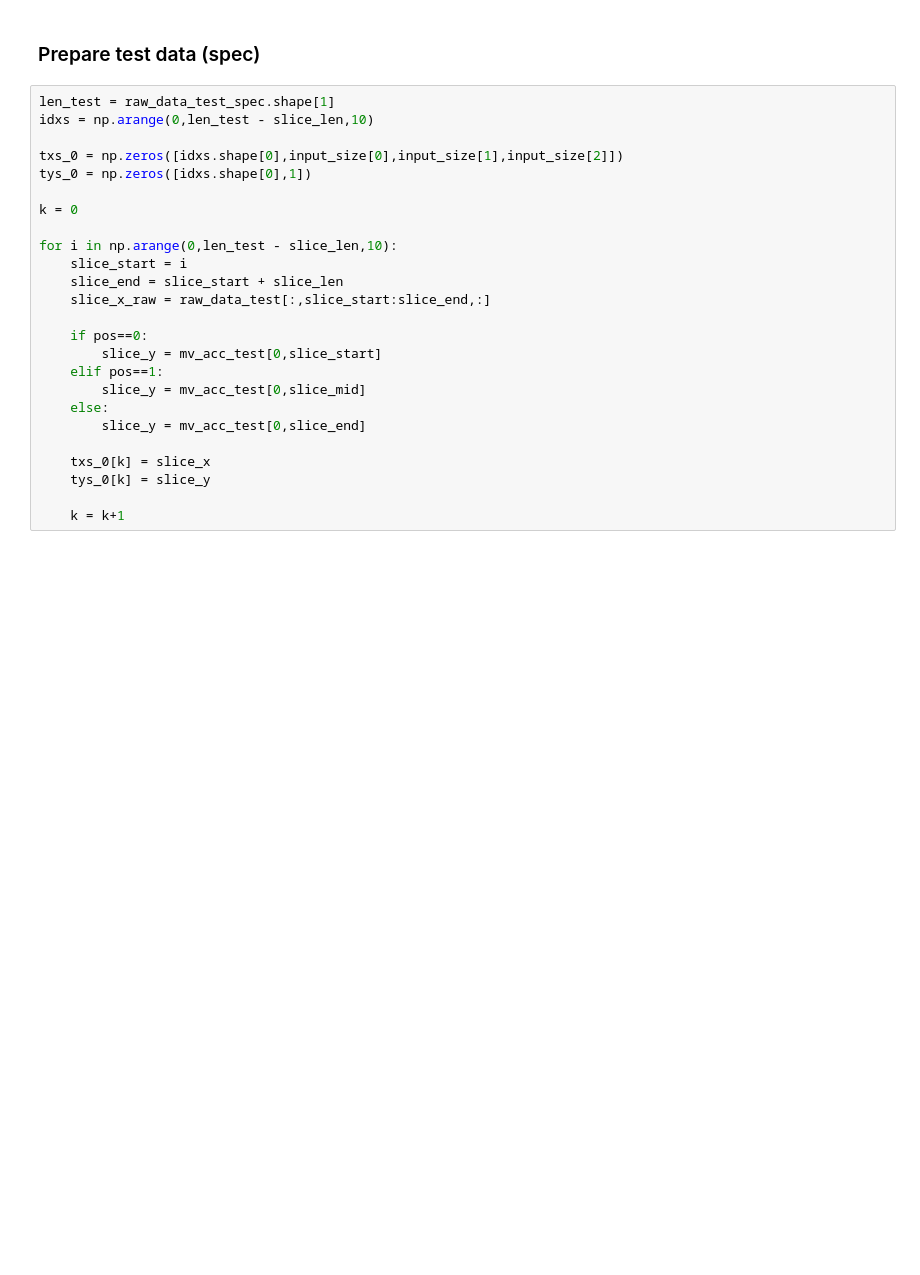
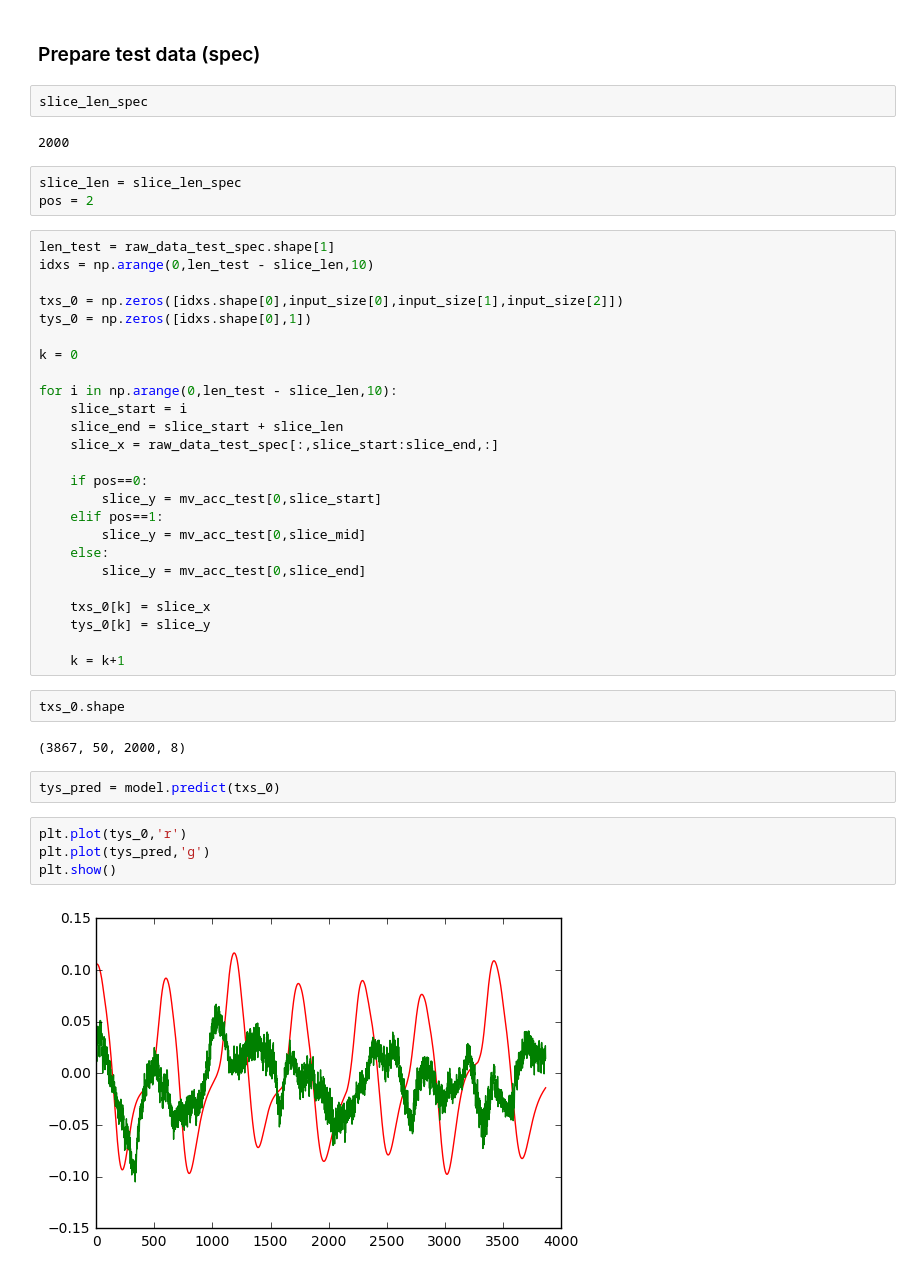
Before and after one commit to voxxys/dl_sandbox, a Jupyter notebook: ecog/New_Spec.ipynb, the cells around one changed output. Saved outputs shown, nothing was run; the diff lists cells and outputs as text; blank space fills up the shorter version.

```diff
--- a/ecog/New_Spec.ipynb
+++ b/ecog/New_Spec.ipynb
@@ -425,6 +461,13 @@ plt.show()
 [figure]
 # %% [markdown]
 ### Prepare test data (spec)
+# %%
+slice_len_spec
+# %% [output]
+2000
+# %%
+slice_len = slice_len_spec
+pos = 2
 # %%
 len_test = raw_data_test_spec.shape[1]
 idxs = np.arange(0,len_test - slice_len,10)
@@ -437,7 +480,7 @@ k = 0
 for i in np.arange(0,len_test - slice_len,10):
     slice_start = i
     slice_end = slice_start + slice_len
-    slice_x_raw = raw_data_test[:,slice_start:slice_end,:]
+    slice_x = raw_data_test_spec[:,slice_start:slice_end,:]
 
     if pos==0:
         slice_y = mv_acc_test[0,slice_start]
@@ -450,3 +493,15 @@ for i in np.arange(0,len_test - slice_len,10):
     tys_0[k] = slice_y
 
     k = k+1
+# %%
+txs_0.shape
+# %% [output]
+(3867, 50, 2000, 8)
+# %%
+tys_pred = model.predict(txs_0)
+# %%
+plt.plot(tys_0,'r')
+plt.plot(tys_pred,'g')
+plt.show()
+# %% [output]
+[figure, added]
```
Also changed, not shown: parts of 27 cells of this notebook, 1 other file.
